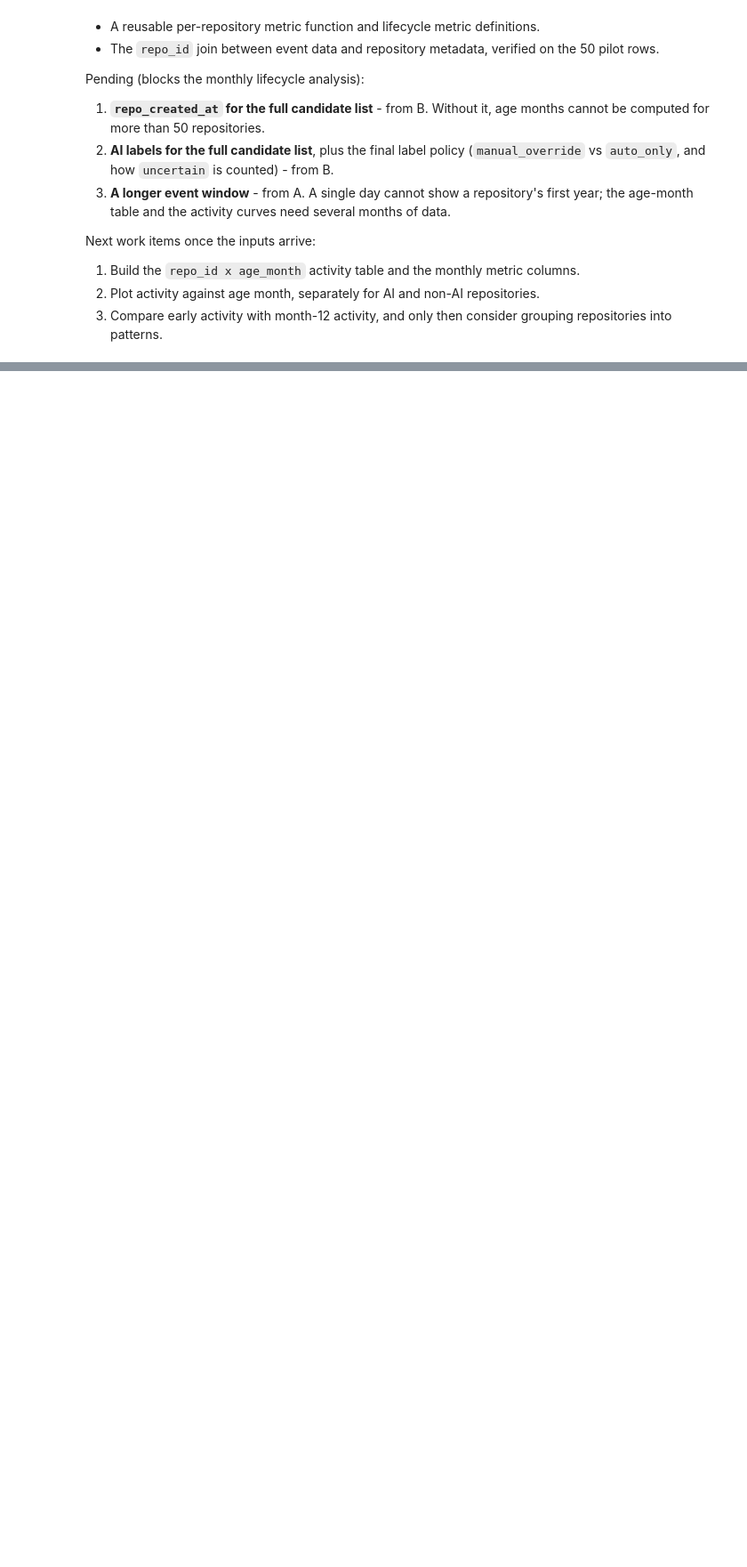
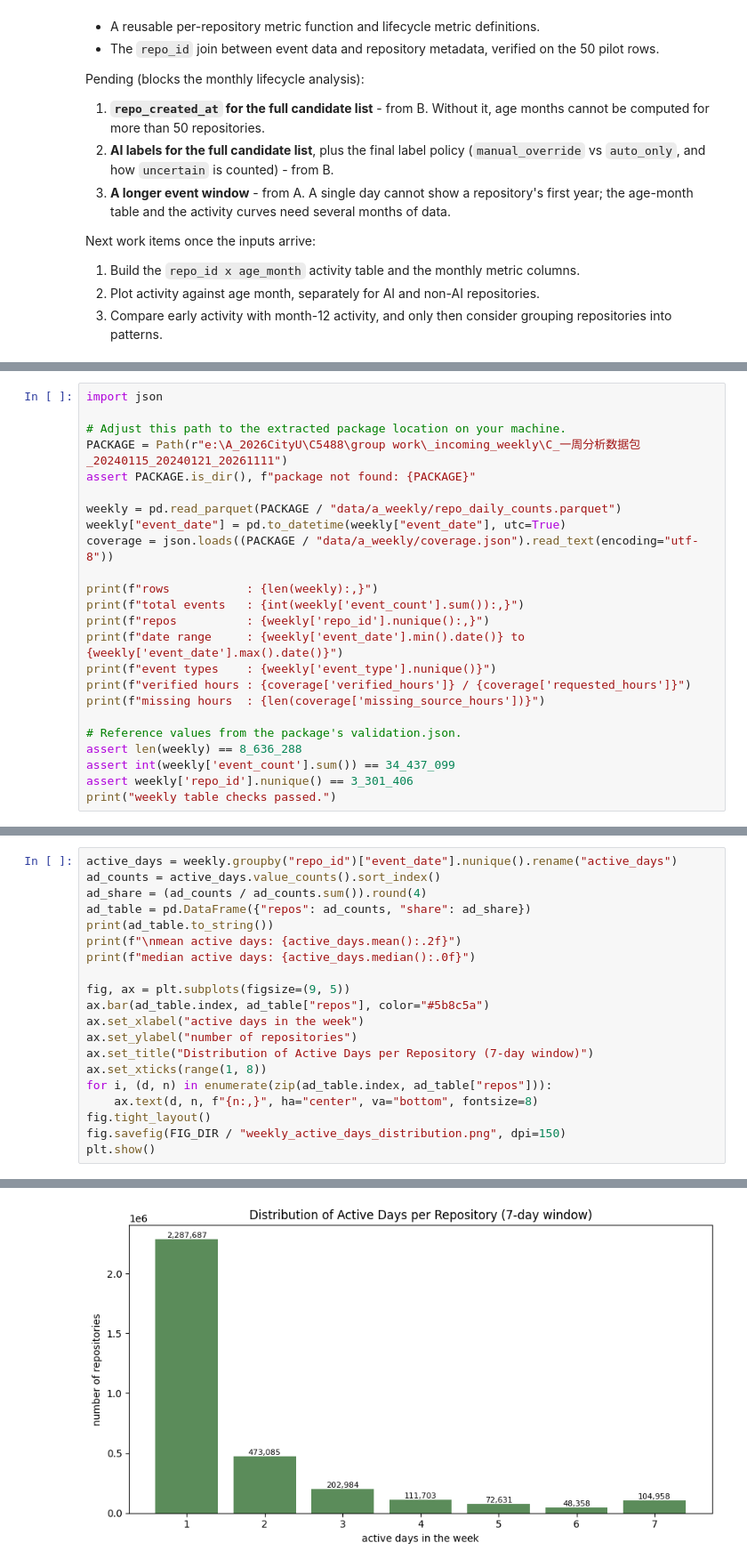
Before and after one commit to MANHO219/github_activity_analyze_project, a Jupyter notebook: c_lifecycle_analysis/lifecycle_analysis.ipynb, the cells around one changed output, grey strips where cells are left out. Shown at 89% size. Cells and saved outputs as stored; diff of their text form; blank space fills up the shorter version.

```diff
--- a/c_lifecycle_analysis/lifecycle_analysis.ipynb
+++ b/c_lifecycle_analysis/lifecycle_analysis.ipynb
@@ -506,0 +622,24 @@ Next work items once the inputs arrive:
+# %%
+import json
+
+# Adjust this path to the extracted package location on your machine.
+PACKAGE = Path(r"e:\A_2026CityU\C5488\group work\_incoming_weekly\C_一周分析数据包_20240115_20240121_20261111")
+assert PACKAGE.is_dir(), f"package not found: {PACKAGE}"
+
+weekly = pd.read_parquet(PACKAGE / "data/a_weekly/repo_daily_counts.parquet")
+weekly["event_date"] = pd.to_datetime(weekly["event_date"], utc=True)
+coverage = json.loads((PACKAGE / "data/a_weekly/coverage.json").read_text(encoding="utf-8"))
+
+print(f"rows           : {len(weekly):,}")
+print(f"total events   : {int(weekly['event_count'].sum()):,}")
+print(f"repos          : {weekly['repo_id'].nunique():,}")
+print(f"date range     : {weekly['event_date'].min().date()} to {weekly['event_date'].max().date()}")
+print(f"event types    : {weekly['event_type'].nunique()}")
+print(f"verified hours : {coverage['verified_hours']} / {coverage['requested_hours']}")
+print(f"missing hours  : {len(coverage['missing_source_hours'])}")
+
+# Reference values from the package's validation.json.
+assert len(weekly) == 8_636_288
+assert int(weekly['event_count'].sum()) == 34_437_099
+assert weekly['repo_id'].nunique() == 3_301_406
+print("weekly table checks passed.")
@@ -506,0 +703,21 @@ Next work items once the inputs arrive:
+# %%
+active_days = weekly.groupby("repo_id")["event_date"].nunique().rename("active_days")
+ad_counts = active_days.value_counts().sort_index()
+ad_share = (ad_counts / ad_counts.sum()).round(4)
+ad_table = pd.DataFrame({"repos": ad_counts, "share": ad_share})
+print(ad_table.to_string())
+print(f"\nmean active days: {active_days.mean():.2f}")
+print(f"median active days: {active_days.median():.0f}")
+
+fig, ax = plt.subplots(figsize=(9, 5))
+ax.bar(ad_table.index, ad_table["repos"], color="#5b8c5a")
+ax.set_xlabel("active days in the week")
+ax.set_ylabel("number of repositories")
+ax.set_title("Distribution of Active Days per Repository (7-day window)")
+ax.set_xticks(range(1, 8))
+for i, (d, n) in enumerate(zip(ad_table.index, ad_table["repos"])):
+    ax.text(d, n, f"{n:,}", ha="center", va="bottom", fontsize=8)
+fig.tight_layout()
+fig.savefig(FIG_DIR / "weekly_active_days_distribution.png", dpi=150)
+plt.show()
+# %% [output]
@@ -506,0 +736 @@ Next work items once the inputs arrive:
+[figure, added]
```
Also changed, not shown: parts of 47 cells of this notebook, 8 other files.
